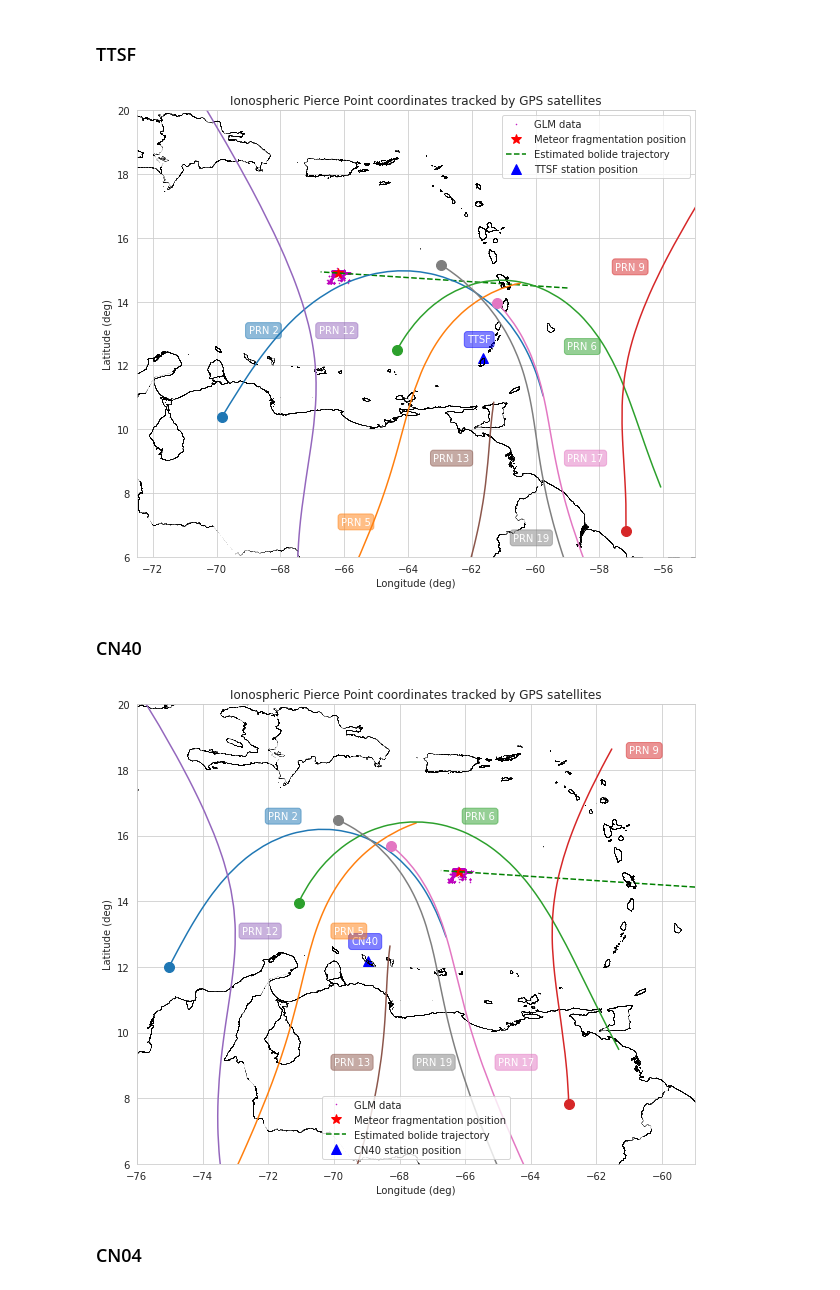
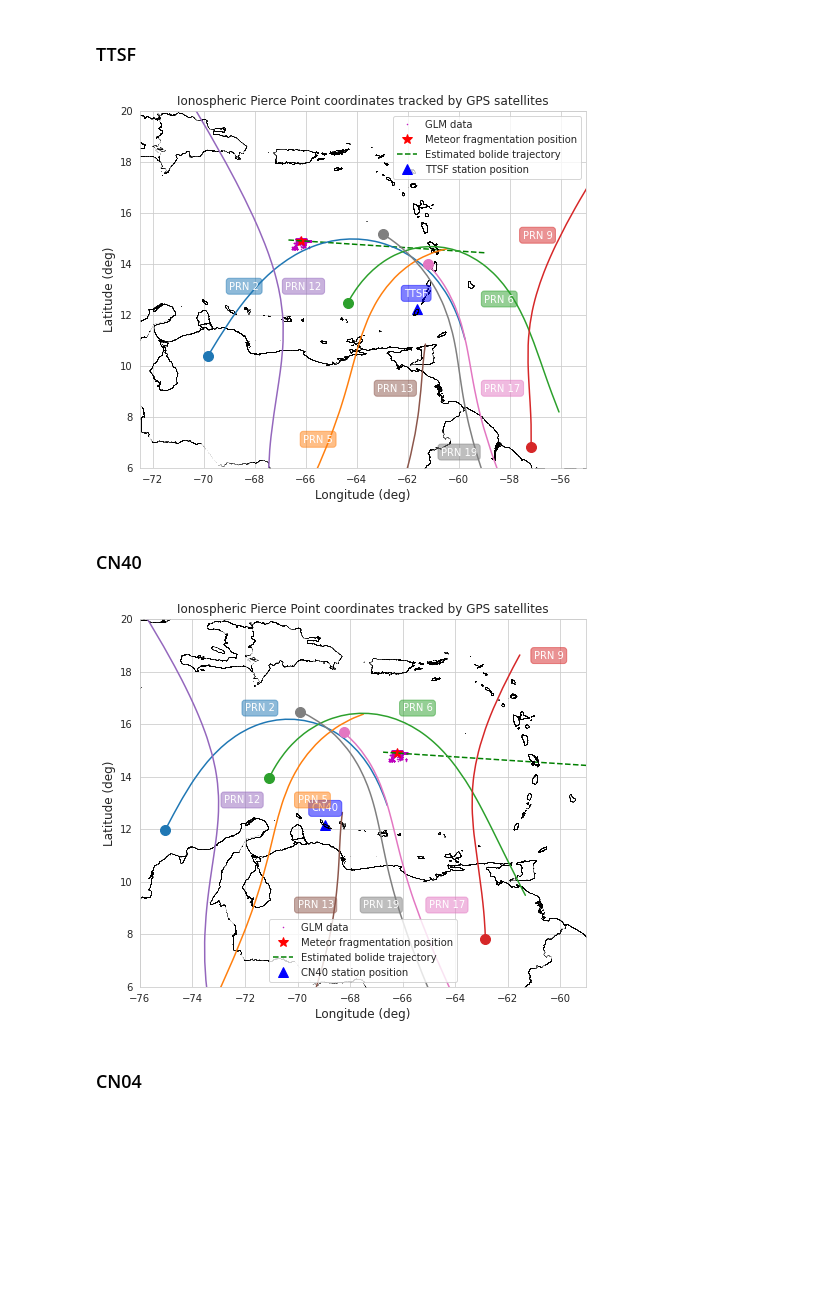
Before and after one commit to Lxndrs/Posdoc, a Jupyter notebook: skyfield_test.ipynb, the cells around one changed output. Saved outputs shown, nothing was run; the diff lists cells and outputs as text; code cells hidden in the pictures; blank space fills up the shorter version.

```diff
--- a/skyfield_test.ipynb
+++ b/skyfield_test.ipynb
@@ -234,8 +234,8 @@ time = cmn_data["Time"]
 starttime = 21. + 25/60. +48./3600.
 time_window = (time> max(starttime-2.5, 0.0)) & (time< min(starttime+3.5, 24.0))
 prn_list = [2, 5, 6, 9, 12, 13, 17, 19]
-prn_text_coords_x= [-65, -58.2, -58, -48.5, -64.1, -55.5, -51.5, -53]
-prn_text_coords_y= [9.5, 4, 9, 12, 12, 2, 6, 1]
+prn_text_coords_x= [-65, -58.2, -58, -50, -64.1, -55.5, -51.5, -53]
+prn_text_coords_y= [9.5, 4, 9, 9, 12, 2, 6, 1]
 # %%
 s_lat3, s_lon3 = s_data["Latitude"][s_data["Site"]=="KOUG"], s_data["Longitude"][s_data["Site"]=="KOUG"]
 f = plt.figure()
@@ -298,7 +298,7 @@ ax.plot(Lon, Lat, "m.", ms=1, label = "GLM data")
 ax.plot(x_lon, y_lat, "r*", ms=10, label = "Meteor fragmentation position")
 ax.plot(xm, ym, "g--", label="Estimated bolide trajectory")
 ax.plot(s_lon4, s_lat4, "b^", ms=10, label="GRE1 station position")
-ax.text(s_lon4-0.5, s_lat4+0.5, "GRE1", color="w", bbox=dict(boxstyle="round", color="blue", alpha=0.5))
+ax.text(s_lon4-0.5, s_lat4+0.5, "GRE1", color="w", bbox=dict(boxstyle="round", color="blue", alpha=0.5), fontsize="medium")
 for car in caribe:
     sf = shp.Reader(car)
     for shape in sf.shapeRecords():
@@ -309,7 +309,7 @@ for j,p in enumerate(prn_list):
     prn_mask = cmn_data["PRN"] == p
     props = dict(boxstyle="round", color=colors[k], alpha=0.5)
     ax.plot(s_lons[prn_mask & time_window], s_lats[prn_mask &time_window])
-    ax.text(prn_text_coords_x[j], prn_text_coords_y[j], "PRN {}".format(p), c="w", bbox=props)
+    ax.text(prn_text_coords_x[j], prn_text_coords_y[j], "PRN {}".format(p), c="w", bbox=props, fontsize="medium")
     k+=1
 #ax.scatter(terminator_longitudes, terminator_latitudes)
 #ax.scatter(sun_subpoint.longitude.degrees, sun_subpoint.latitude.degrees)
@@ -317,9 +317,9 @@ ax.fill_between(terminator_longitudes, -70, terminator_latitudes, color="blue",
 ax.set_xlim(-72.5, -55)
 ax.set_ylim(6, 20)
 ax.legend()
-ax.set_xlabel("Longitude (deg)")
-ax.set_ylabel("Latitude (deg)")
-ax.set_title("Ionospheric Pierce Point coordinates tracked by GPS satellites")
-fig.set_size_inches(10, 10)
+ax.set_xlabel("Longitude (deg)", fontsize="large")
+ax.set_ylabel("Latitude (deg)", fontsize="large")
+ax.set_title("Ionospheric Pierce Point coordinates tracked by GPS satellites", fontsize="large")
+fig.set_size_inches(8, 8)
 fig.savefig("./paper/figures/gre1_satellites_positions_terminator_21-25-48.png")
 # %% [output]
@@ -348,7 +348,7 @@ ax.plot(Lon, Lat, "m.", ms=1, label = "GLM data")
 ax.plot(x_lon, y_lat, "r*", ms=10, label = "Meteor fragmentation position")
 ax.plot(xm, ym, "g--", label="Estimated bolide trajectory")
 ax.plot(s_lon4, s_lat4, "b^", ms=10, label="TTSF station position")
-ax.text(s_lon4-0.5, s_lat4+0.5, "TTSF", color="w", bbox=dict(boxstyle="round", color="blue", alpha=0.5))
+ax.text(s_lon4-0.5, s_lat4+0.5, "TTSF", color="w", bbox=dict(boxstyle="round", color="blue", alpha=0.5), fontsize="medium")
 for car in caribe:
     sf = shp.Reader(car)
     for shape in sf.shapeRecords():
@@ -360,7 +360,7 @@ for j,p in enumerate(prn_list):
     props = dict(boxstyle="round", color=colors[k], alpha=0.5)
     ax.plot(s_lons[prn_mask & time_window], s_lats[prn_mask &time_window])
     ax.plot(s_lons[prn_mask & time_window][0], s_lats[prn_mask &time_window][0], "o", c=colors[k], ms=10)
-    ax.text(prn_text_coords_x[j], prn_text_coords_y[j], "PRN {}".format(p), c="w", bbox=props)
+    ax.text(prn_text_coords_x[j], prn_text_coords_y[j], "PRN {}".format(p), c="w", bbox=props, fontsize="medium")
     k+=1
 #ax.scatter(terminator_longitudes, terminator_latitudes)
 #ax.scatter(sun_subpoint.longitude.degrees, sun_subpoint.latitude.degrees)
@@ -368,13 +368,13 @@ ax.fill_between(terminator_longitudes, -70, terminator_latitudes, color="blue",
 ax.set_xlim(-72.5, -55)
 ax.set_ylim(6, 20)
 ax.legend()
-ax.set_xlabel("Longitude (deg)")
-ax.set_ylabel("Latitude (deg)")
-ax.set_title("Ionospheric Pierce Point coordinates tracked by GPS satellites")
-fig.set_size_inches(10, 10)
+ax.set_xlabel("Longitude (deg)", fontsize="large")
+ax.set_ylabel("Latitude (deg)", fontsize="large")
+ax.set_title("Ionospheric Pierce Point coordinates tracked by GPS satellites", fontsize="large")
+fig.set_size_inches(8, 8)
 fig.savefig("./paper/figures/ttsf_satellites_positions_terminator_21-25-48.png")
 # %% [output]
-[figure, old version]
+[figure, new version]
 # %% [markdown]
 ### CN40
 # %%
@@ -393,39 +393,39 @@ prn_text_coords_y= [16.5, 13, 16.5, 18.5, 13, 9, 9, 9]
 # %%
 s_lat5, s_lon5 = s_data["Latitude"][s_data["Site"]=="CN40"], s_data["Longitude"][s_data["Site"]=="CN40"]
 fig = plt.figure()
 ax = fig.add_subplot(111, aspect="equal")
 k=0
 ax.plot(Lon, Lat, "m.", ms=1, label = "GLM data")
 ax.plot(x_lon, y_lat, "r*", ms=10, label = "Meteor fragmentation position")
 ax.plot(xm, ym, "g--", label="Estimated bolide trajectory")
 ax.plot(s_lon5, s_lat5, "b^", ms=10, label="CN40 station position")
-ax.text(s_lon5-0.5, s_lat5+0.5, "CN40", color="w", bbox=dict(boxstyle="round", color="blue", alpha=0.5))
+ax.text(s_lon5-0.5, s_lat5+0.5, "CN40", color="w", bbox=dict(boxstyle="round", color="blue", alpha=0.5), fontsize="medium")
 for car in caribe:
     sf = shp.Reader(car)
     for shape in sf.shapeRecords():
         x = [i[0] for i in shape.shape.points[:]]
         y = [i[1] for i in shape.shape.points[:]]
         ax.plot(x, y, "k.", ms=0.025)
 for j,p in enumerate(prn_list):
     prn_mask = cmn_data["PRN"] == p
     props = dict(boxstyle="round", color=colors[k], alpha=0.5)
     ax.plot(s_lons[prn_mask & time_window], s_lats[prn_mask &time_window])
     ax.plot(s_lons[prn_mask & time_window][0], s_lats[prn_mask &time_window][0], "o", c=colors[k], ms=10)
-    ax.text(prn_text_coords_x[j], prn_text_coords_y[j], "PRN {}".format(p), c="w", bbox=props)
+    ax.text(prn_text_coords_x[j], prn_text_coords_y[j], "PRN {}".format(p), c="w", bbox=props, fontsize="medium")
     k+=1
 #ax.scatter(terminator_longitudes, terminator_latitudes)
 #ax.scatter(sun_subpoint.longitude.degrees, sun_subpoint.latitude.degrees)
 ax.fill_between(terminator_longitudes, -70, terminator_latitudes, color="blue", alpha=0.5)
 ax.set_xlim(-76, -59)
 ax.set_ylim(6, 20)
 ax.legend()
-ax.set_xlabel("Longitude (deg)")
-ax.set_ylabel("Latitude (deg)")
-ax.set_title("Ionospheric Pierce Point coordinates tracked by GPS satellites")
-fig.set_size_inches(10, 10)
+ax.set_xlabel("Longitude (deg)", fontsize="large")
+ax.set_ylabel("Latitude (deg)", fontsize="large")
+ax.set_title("Ionospheric Pierce Point coordinates tracked by GPS satellites", fontsize="large")
+fig.set_size_inches(8, 8)
 fig.savefig("./paper/figures/cn40_satellites_positions_terminator_21-25-48.png")
 # %% [output]
-[figure, old version]
+[figure, new version]
 # %% [markdown]
 ### CN04
 # %%
```
Also changed, not shown: parts of 6 cells of this notebook, 14 other files.
